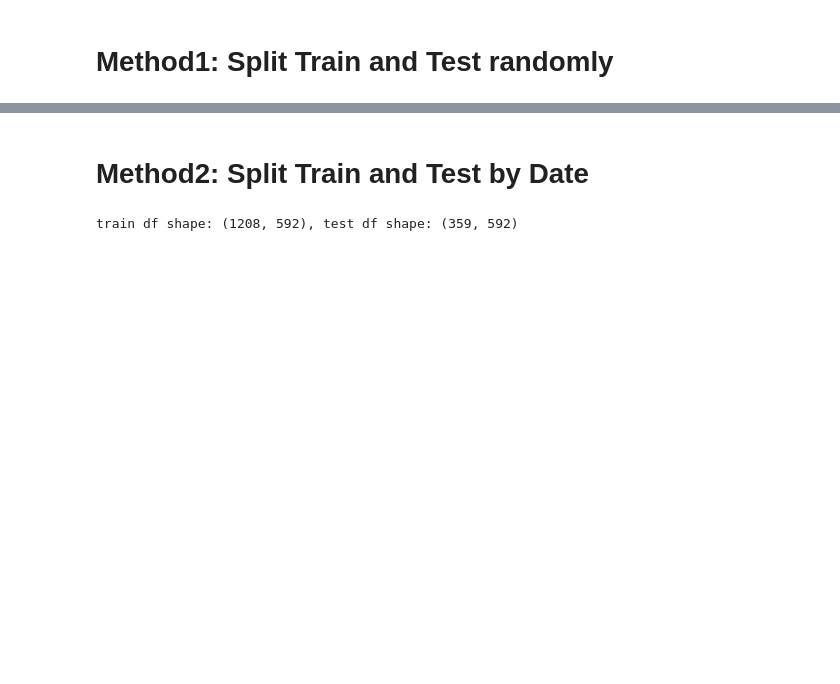
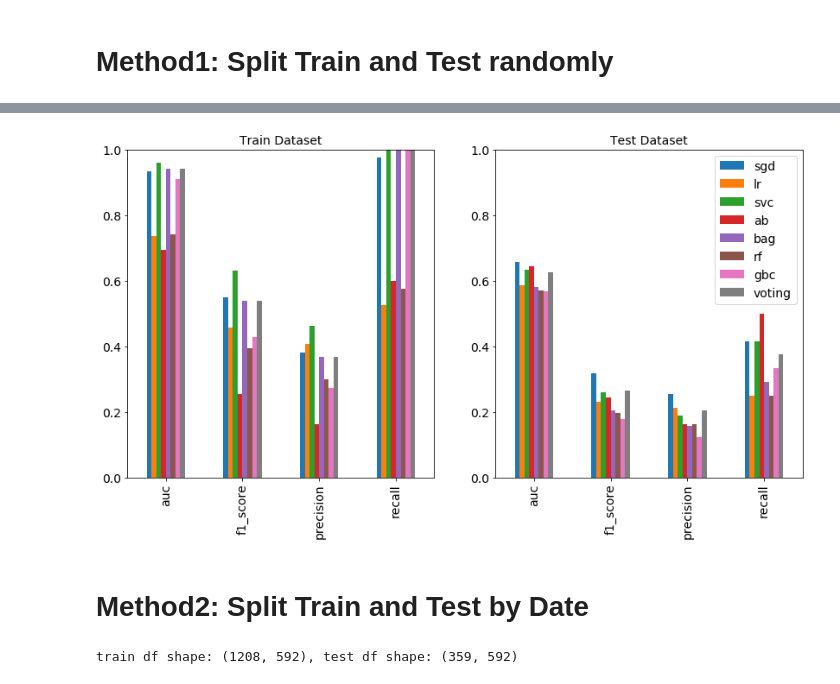
Before and after one commit to stephenleo87/uci-semicon, a Jupyter notebook: Labels_Prediction.ipynb, the cells around one changed output, grey strips where cells are left out. Saved outputs shown, nothing was run; the diff lists cells and outputs as text; code cells hidden in the pictures; blank space fills up the shorter version.

```diff
--- a/Labels_Prediction.ipynb
+++ b/Labels_Prediction.ipynb
@@ -321,0 +130,4 @@ The best models have roughly ~0.65 AUC on testing set. AdaBoost looks best overa
+# %%
+lp2 = pu.LabelsPrediction()
+# %%
+lp2.train_models(X_train, y_train, tuning='hyperopt')
@@ -322,3 +144,7 @@ The best models have roughly ~0.65 AUC on testing set. AdaBoost looks best overa
+# %%
+lp2.test_models(X_train, y_train, X_test, y_test)
+# %% [output]
+[figure, added]
 # %% [markdown]
 # Method2: Split Train and Test by Date
 # %%
```
Also changed, not shown: parts of 25 cells of this notebook, 1 other file.
